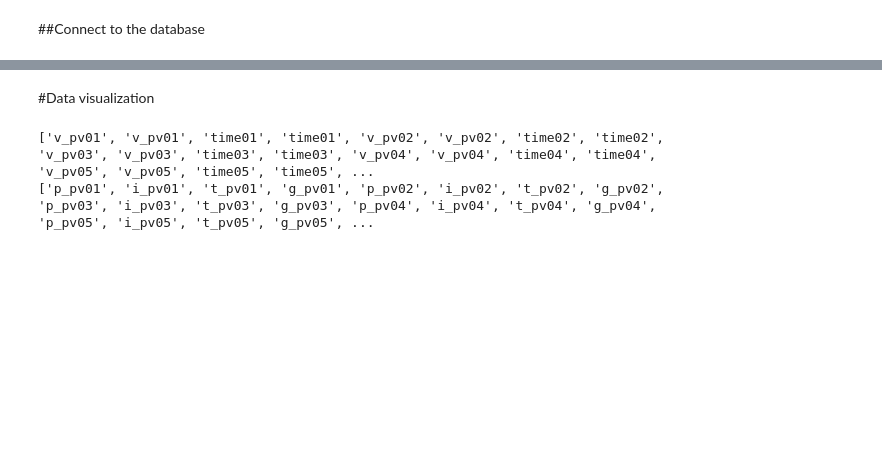
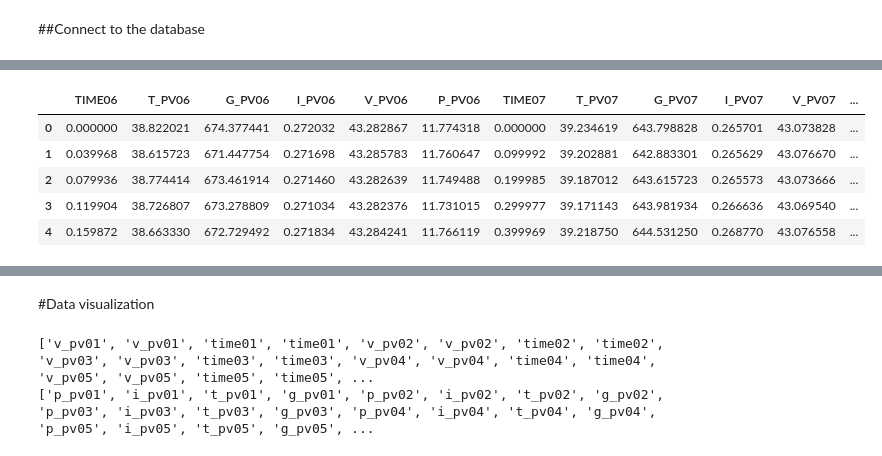
Before and after one commit to Mohamed-derbeli/ML-for-maximum-power-point-tracking-prediction-in-PV-system, a Jupyter notebook: ML_for_MPPT_prediction_in_PV_system.ipynb, the cells around one changed output, grey strips where cells are left out. Drawn from its saved outputs; the diff is of its cells as text; code cells hidden in the pictures; blank space fills up the shorter version.

```diff
--- a/ML_for_MPPT_prediction_in_PV_system.ipynb
+++ b/ML_for_MPPT_prediction_in_PV_system.ipynb
@@ -55,0 +105,9 @@ The sql extension is already loaded. To reload it, use:
+# %%
+df2.head()
+# %% [output]
+|  | TIME06 | T_PV06 | G_PV06 | I_PV06 | V_PV06 | P_PV06 | TIME07 | T_PV07 | G_PV07 | I_PV07 | V_PV07 | ... |
+| 0 | 0.000000 | 38.822021 | 674.377441 | 0.272032 | 43.282867 | 11.774318 | 0.000000 | 39.234619 | 643.798828 | 0.265701 | 43.073828 | ... |
+| 1 | 0.039968 | 38.615723 | 671.447754 | 0.271698 | 43.285783 | 11.760647 | 0.099992 | 39.202881 | 642.883301 | 0.265629 | 43.076670 | ... |
+| 2 | 0.079936 | 38.774414 | 673.461914 | 0.271460 | 43.282639 | 11.749488 | 0.199985 | 39.187012 | 643.615723 | 0.265573 | 43.073666 | ... |
+| 3 | 0.119904 | 38.726807 | 673.278809 | 0.271034 | 43.282376 | 11.731015 | 0.299977 | 39.171143 | 643.981934 | 0.266636 | 43.069540 | ... |
+| 4 | 0.159872 | 38.663330 | 672.729492 | 0.271834 | 43.284241 | 11.766119 | 0.399969 | 39.218750 | 644.531250 | 0.268770 | 43.076558 | ... |
```
Also changed, not shown: parts of 17 cells of this notebook.
